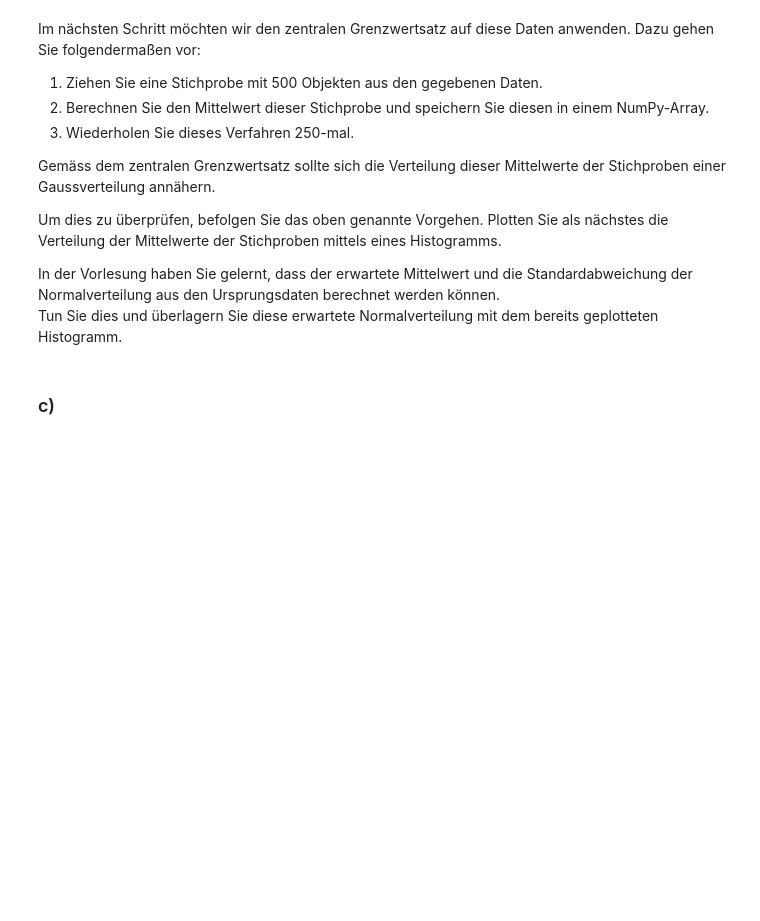
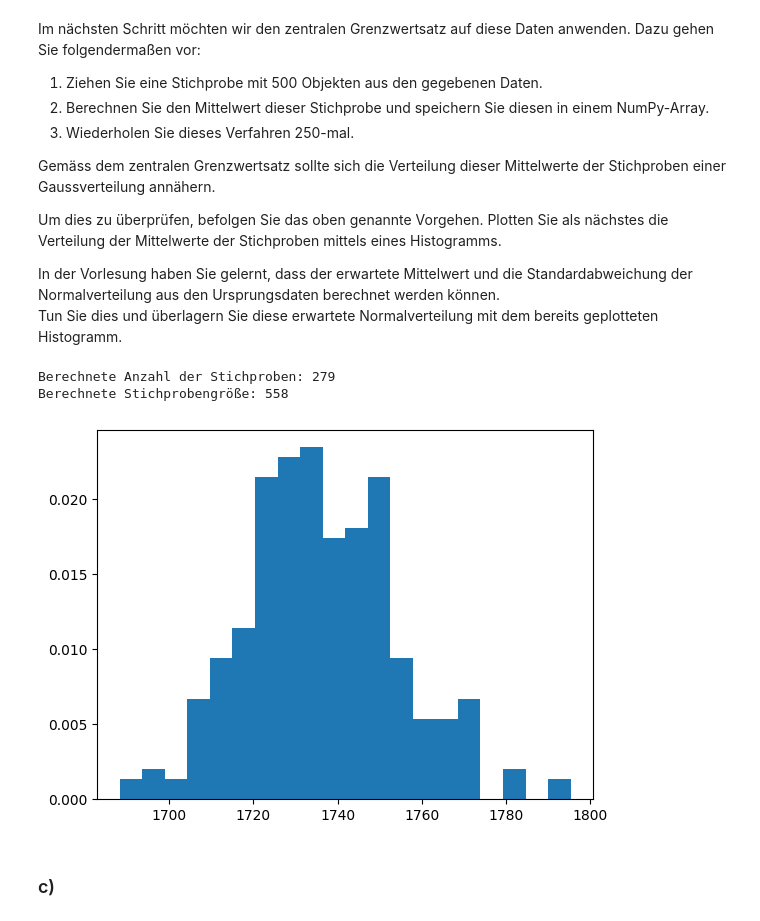
Before and after one commit to LucasWinter73/ETH-Data-Analysis, a Jupyter notebook: Jupiter notebooks/Ex09/Normalverteilung und zentraler Grenzwertsatz.ipynb, the cells around one changed output. Saved outputs shown, nothing was run; the diff lists cells and outputs as text; code cells hidden in the pictures; blank space fills up the shorter version.

```diff
--- a/Jupiter notebooks/Ex09/Normalverteilung und zentraler Grenzwertsatz.ipynb
+++ b/Jupiter notebooks/Ex09/Normalverteilung und zentraler Grenzwertsatz.ipynb
@@ -77,6 +129,30 @@ Um dies zu überprüfen, befolgen Sie das oben genannte Vorgehen. Plotten Sie al
 
 In der Vorlesung haben Sie gelernt, dass der erwartete Mittelwert und die Standardabweichung der Normalverteilung aus den Ursprungsdaten berechnet werden können.\
 Tun Sie dies und überlagern Sie diese erwartete Normalverteilung mit dem bereits geplotteten Histogramm.
+# %%
+def draw_central_limit_data(data, num_samples=None, sample_size=None):
+    if num_samples is None:
+        num_samples = max(100, len(data) // 500)
+        print(f"Berechnete Anzahl der Stichproben: {num_samples}")
+    if sample_size is None:
+        sample_size = max(30, len(data) // 250)
+        print(f"Berechnete Stichprobengröße: {sample_size}")
+
+    plt.figure()
+    means = []
+    for i in range(num_samples):
+        sample = np.random.choice(data, size=sample_size, replace=True)
+        means.append(np.mean(sample))
+
+    means = np.array(means)
+    plt.hist(means, bins=20, density=True)
+
+if __name__ == "__main__":
+    draw_central_limit_data(data)
+# %% [output]
+Berechnete Anzahl der Stichproben: 279
+Berechnete Stichprobengröße: 558
+[figure, added]
 # %% [markdown]
 ### c)
 # %% [markdown]
```
Also changed, not shown: parts of 7 cells of this notebook.
